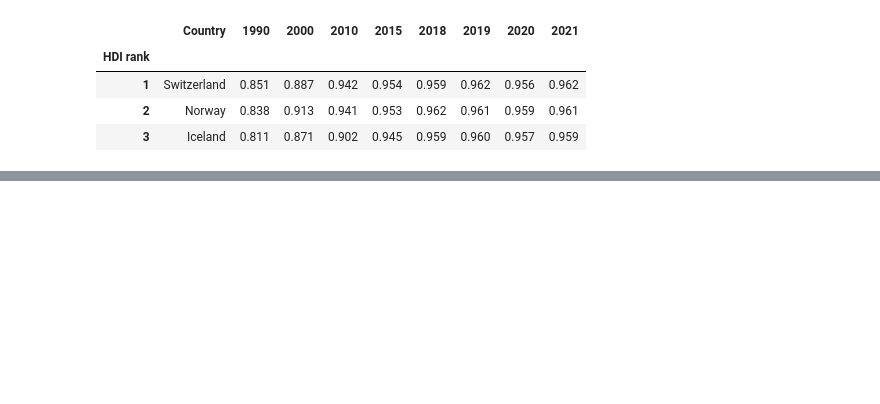
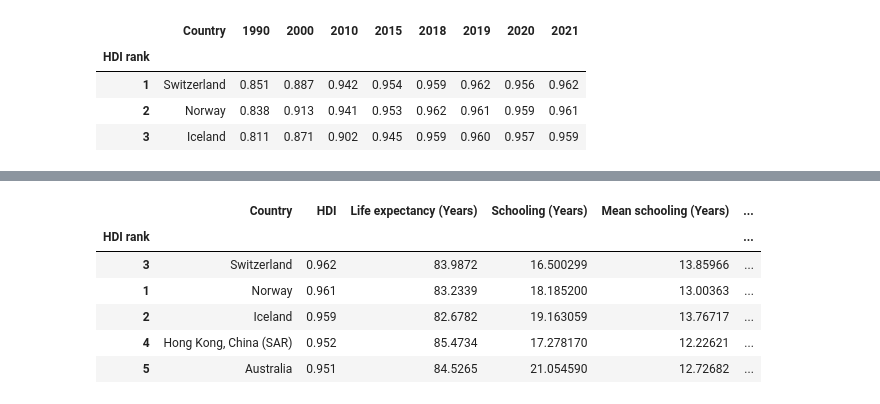
Before and after one commit to MShoaibManzoor/DHV-Infographics-Project, a Jupyter notebook: batchtest.ipynb, the cells around one changed output, grey strips where cells are left out. Cells and saved outputs as stored; diff of their text form; code cells hidden in the pictures; blank space fills up the shorter version.

```diff
--- a/batchtest.ipynb
+++ b/batchtest.ipynb
@@ -274,0 +295,27 @@ hdi_growth.head(3)
+# %%
+# Extracting data for the top five countries of Human Development index.
+plot1 = hdi_trends.sort_index().head(5)
+plot1 = plot1.reset_index().set_index('Country').drop(['HDI rank','index'], axis=1)
+
+# Extracting data for top five countries with the highest growth rate of HDI.
+plot2 = hdi_growth.sort_index().head(5)
+plot2 = plot2.reset_index().set_index('Country').drop(['HDI rank', 'index'], axis=1)
+
+# Extracting characteristics for the top ranking country in HDI.
+plot3 = hdi_char.sort_index().head(1)
+plot3 = plot3.reset_index().set_index('Country').drop(['HDI rank', 'index'], axis=1)
+plot3.drop(['HDI', 'Difference (GNI-HDI)'], axis=1, inplace=True)
+plot3 = plot3.T.reset_index()
+plot3 = plot3.rename(columns={'index':'Attributes', 'Norway':'Values'})
+
+# Comparing characteristics with top 5 countries.
+plot4 = hdi_char.sort_index().head(5)
+plot4 = plot4.set_index('HDI rank')
+# %% [output]
+|  | Country | HDI | Life expectancy (Years) | Schooling (Years) | Mean schooling (Years) | ... |
+| HDI rank |  |  |  |  |  | ... |
+| 3 | Switzerland | 0.962 | 83.9872 | 16.500299 | 13.85966 | ... |
+| 1 | Norway | 0.961 | 83.2339 | 18.185200 | 13.00363 | ... |
+| 2 | Iceland | 0.959 | 82.6782 | 19.163059 | 13.76717 | ... |
+| 4 | Hong Kong, China (SAR) | 0.952 | 85.4734 | 17.278170 | 12.22621 | ... |
+| 5 | Australia | 0.951 | 84.5265 | 21.054590 | 12.72682 | ... |
```
Also changed, not shown: parts of 6 cells of this notebook, 3 other files.
